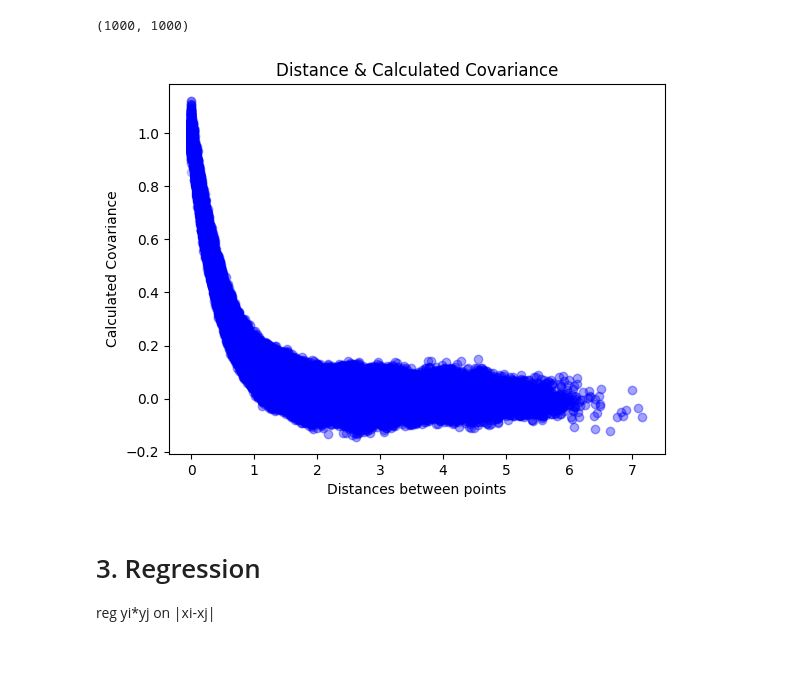
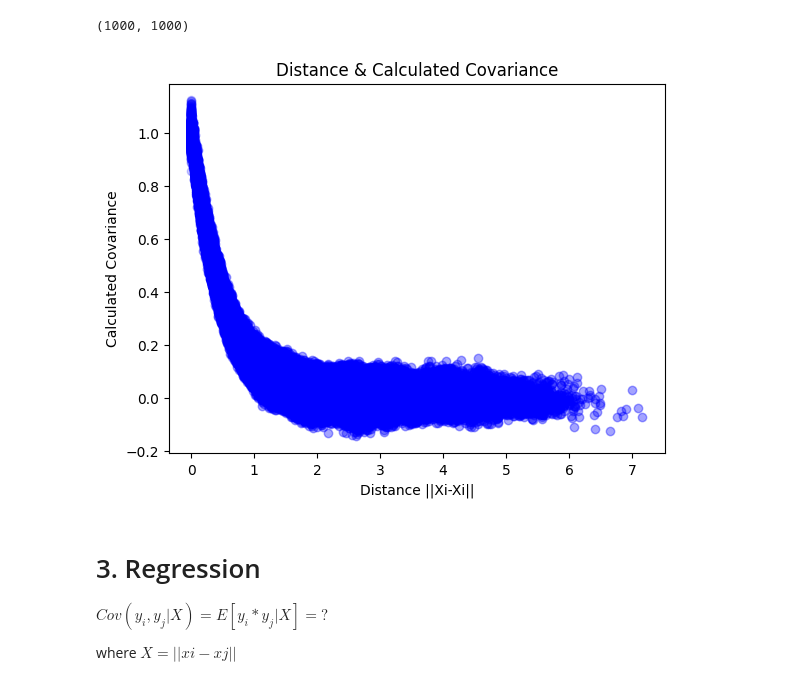
Before and after one commit to 272-burger/Covariance-Modeling, a Jupyter notebook: Covariance/RA_ExpPlotting.ipynb, the cells around one changed output. Drawn from its saved outputs; the diff is of its cells as text; code cells hidden in the pictures; blank space fills up the shorter version.

```diff
--- a/Covariance/RA_ExpPlotting.ipynb
+++ b/Covariance/RA_ExpPlotting.ipynb
@@ -126,16 +114,14 @@ cov.shape
 # %%
 # plotting
-d_plot = d.reshape((p*p,)) # distance matrix
-cov_plot = cov.reshape((p*p, ))
-data = pd.DataFrame({'Distances': d_plot, 'Calculated Covariance': cov_plot})
-
-plt.scatter(data['Distances'], data['Calculated Covariance'], c='blue', alpha=0.2)
+plt.scatter(d_plot, cov_plot, c='blue', alpha=0.2)
 plt.ylabel('Calculated Covariance')
-plt.xlabel('Distances between points')
+plt.xlabel('Distance ||Xi-Xi||')
 plt.title('Distance & Calculated Covariance')
 plt.show()
 # %% [output]
-[figure, old version]
+[figure, new version]
-# %% [markdown]
-# 3. Regression
-reg yi*yj on |xi-xj|
+# %% [markdown]
+# 3. Regression
+$ Cov(y_i, y_j|X) = E[y_i*y_j|X] = ?$
+
+where $ X = ||xi-xj||$
```
Also changed, not shown: parts of 21 cells of this notebook, 1 other file.
